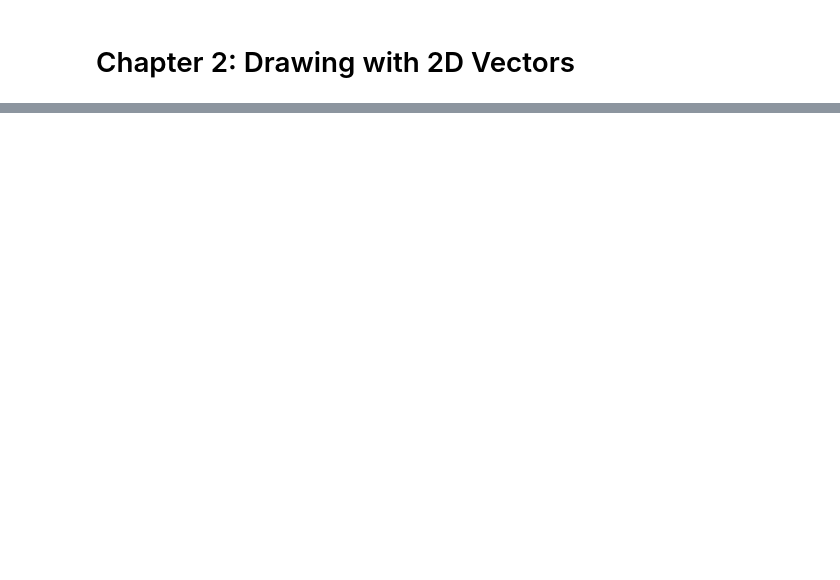
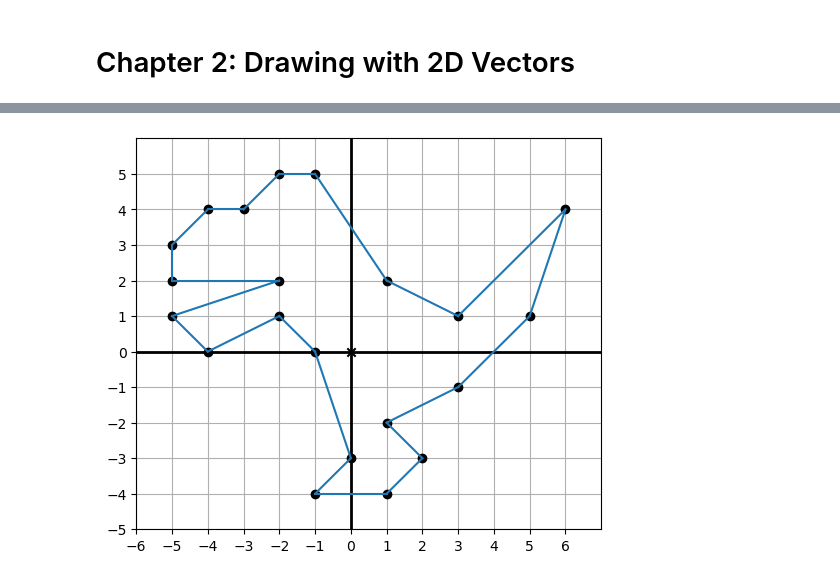
Before and after one commit to quinnphil/math-for-programmers, a Jupyter notebook: C02/C02 - Picturing 2D Vectors.ipynb, the cells around one changed output, grey strips where cells are left out. Cells and saved outputs as stored; diff of their text form; code cells hidden in the pictures; blank space fills up the shorter version.

```diff
--- a/C02/C02 - Picturing 2D Vectors.ipynb
+++ b/C02/C02 - Picturing 2D Vectors.ipynb
@@ -16,0 +30,7 @@ ModuleNotFoundError: No module named 'vector_drawing'
+# %%
+draw(
+    Points(*dino_vectors),
+    Polygon(*dino_vectors)
+)
+# %% [output]
+[figure, added]
```
Also changed, not shown: parts of 41 cells of this notebook.
